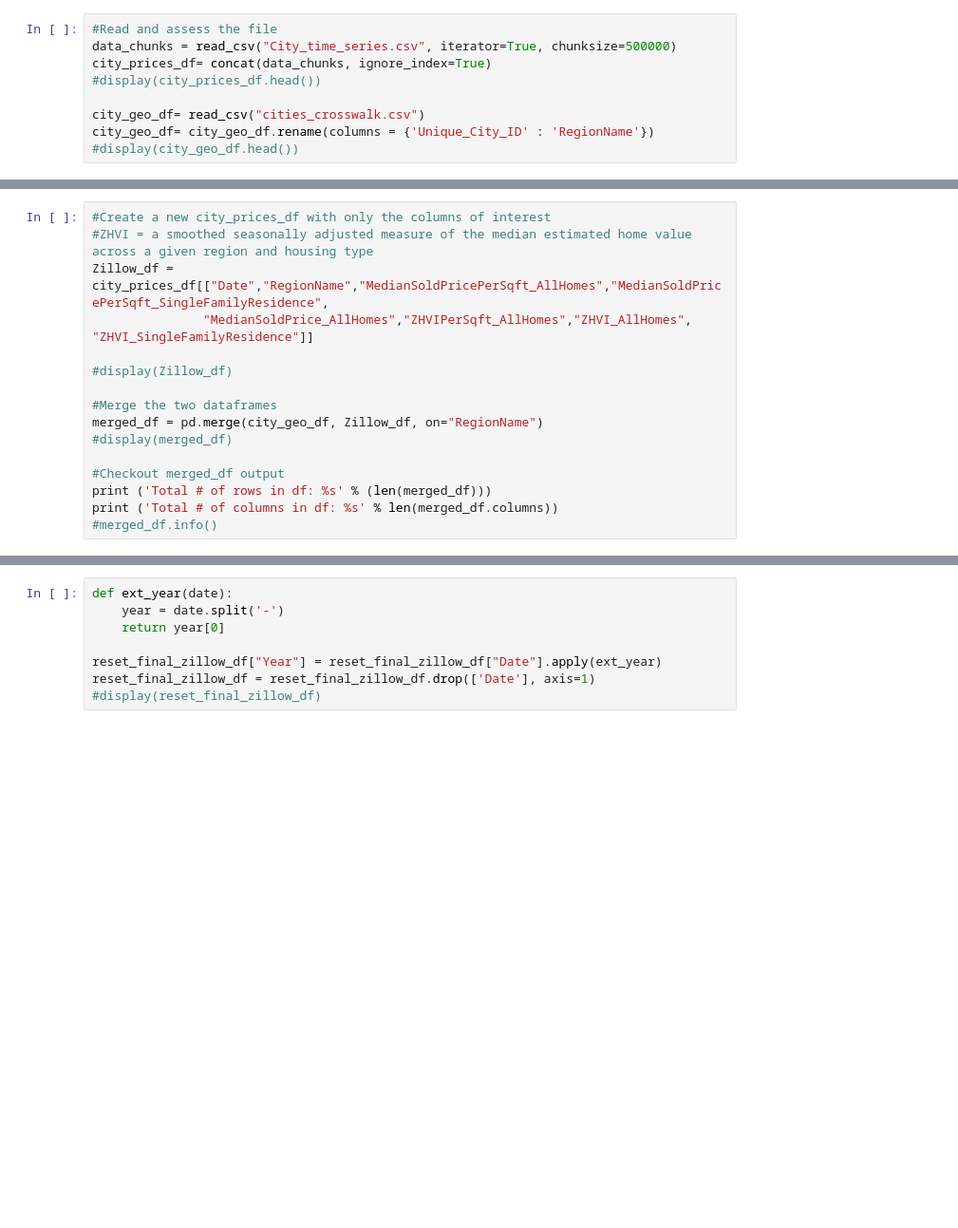
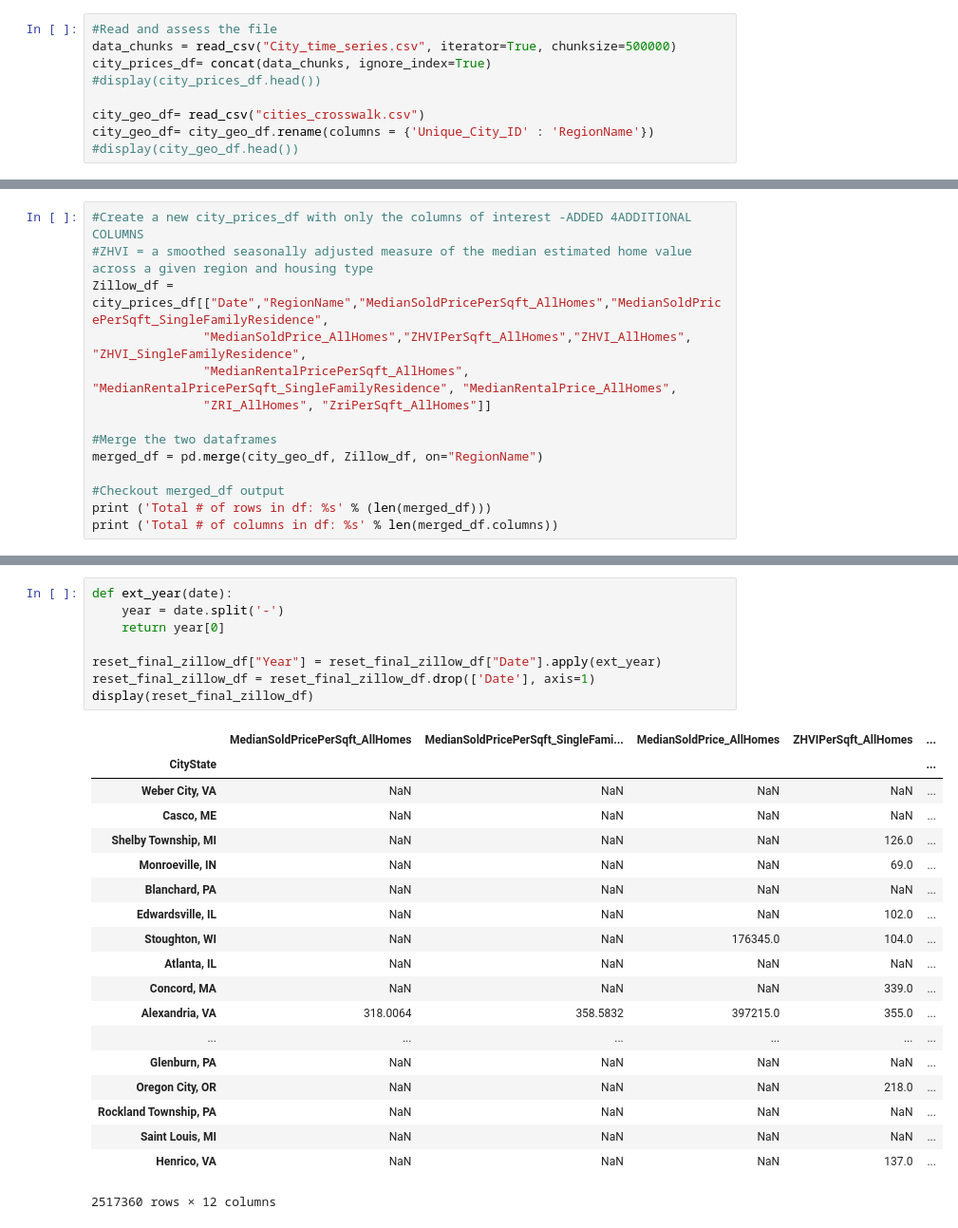
Before and after one commit to jag0717/UCB-Project1, a Jupyter notebook: data/zillow_data/Kaggle_zillow_CityData.ipynb, the cells around one changed output, grey strips where cells are left out. Shown at 95% size. Drawn from its saved outputs; the diff is of its cells as text; blank space fills up the shorter version.

Commit message:
added extra zillow columns and fixed issues in consolidade file

```diff
--- a/data/zillow_data/Kaggle_zillow_CityData.ipynb
+++ b/data/zillow_data/Kaggle_zillow_CityData.ipynb
@@ -36,18 +32,16 @@ Total # of columns in region_df: 4
 # %%
-#Create a new city_prices_df with only the columns of interest
+#Create a new city_prices_df with only the columns of interest -ADDED 4ADDITIONAL COLUMNS
 #ZHVI = a smoothed seasonally adjusted measure of the median estimated home value across a given region and housing type
 Zillow_df = city_prices_df[["Date","RegionName","MedianSoldPricePerSqft_AllHomes","MedianSoldPricePerSqft_SingleFamilyResidence",
-               "MedianSoldPrice_AllHomes","ZHVIPerSqft_AllHomes","ZHVI_AllHomes", "ZHVI_SingleFamilyResidence"]]
-
-#display(Zillow_df)
+               "MedianSoldPrice_AllHomes","ZHVIPerSqft_AllHomes","ZHVI_AllHomes", "ZHVI_SingleFamilyResidence",
+               "MedianRentalPricePerSqft_AllHomes", "MedianRentalPricePerSqft_SingleFamilyResidence", "MedianRentalPrice_AllHomes",
+               "ZRI_AllHomes", "ZriPerSqft_AllHomes"]]
 
 #Merge the two dataframes
 merged_df = pd.merge(city_geo_df, Zillow_df, on="RegionName")
-#display(merged_df)
 
 #Checkout merged_df output
 print ('Total # of rows in df: %s' % (len(merged_df)))
 print ('Total # of columns in df: %s' % len(merged_df.columns))
-#merged_df.info()
 # %% [output]
 Total # of rows in df: 4172721
@@ -78,11 +66,31 @@ reset_final_zillow_df=final_zillow_df.reset_index().set_index('CityState')
 # %%
 def ext_year(date):
     year = date.split('-')
     return year[0]
 
 reset_final_zillow_df["Year"] = reset_final_zillow_df["Date"].apply(ext_year)
 reset_final_zillow_df = reset_final_zillow_df.drop(['Date'], axis=1)
-#display(reset_final_zillow_df)
+display(reset_final_zillow_df)
+# %% [output]
+|  | MedianSoldPricePerSqft_AllHomes | MedianSoldPricePerSqft_SingleFami... | MedianSoldPrice_AllHomes | ZHVIPerSqft_AllHomes | ... |
+| CityState |  |  |  |  | ... |
+| Weber City, VA | NaN | NaN | NaN | NaN | ... |
+| Casco, ME | NaN | NaN | NaN | NaN | ... |
+| Shelby Township, MI | NaN | NaN | NaN | 126.0 | ... |
+| Monroeville, IN | NaN | NaN | NaN | 69.0 | ... |
+| Blanchard, PA | NaN | NaN | NaN | NaN | ... |
+| Edwardsville, IL | NaN | NaN | NaN | 102.0 | ... |
+| Stoughton, WI | NaN | NaN | 176345.0 | 104.0 | ... |
+| Atlanta, IL | NaN | NaN | NaN | NaN | ... |
+| Concord, MA | NaN | NaN | NaN | 339.0 | ... |
+| Alexandria, VA | 318.0064 | 358.5832 | 397215.0 | 355.0 | ... |
+| ... | ... | ... | ... | ... | ... |
+| Glenburn, PA | NaN | NaN | NaN | NaN | ... |
+| Oregon City, OR | NaN | NaN | NaN | 218.0 | ... |
+| Rockland Township, PA | NaN | NaN | NaN | NaN | ... |
+| Saint Louis, MI | NaN | NaN | NaN | NaN | ... |
+| Henrico, VA | NaN | NaN | NaN | 137.0 | ... |
+2517360 rows × 12 columns
 # %%
 #Selected cities below are based on cross-examination of data available for cities in HUD dataset
 Cities = ["New York, NY", "Philadelphia, PA", "Boston, MA", "Washington, DC", "Chicago, IL",
```
Also changed, not shown: parts of 6 cells of this notebook, 1 other file.
